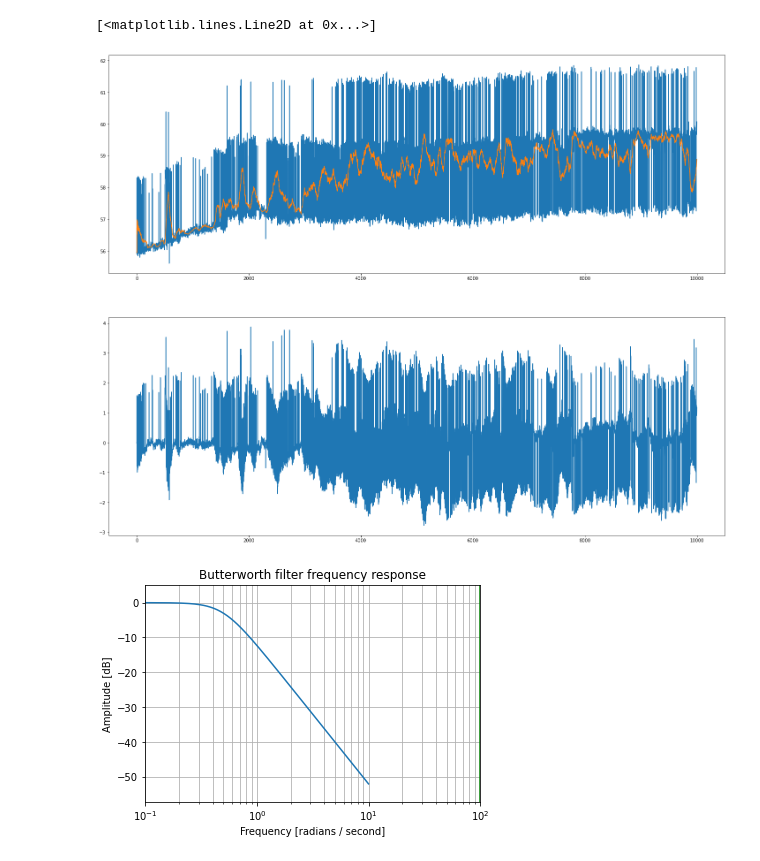
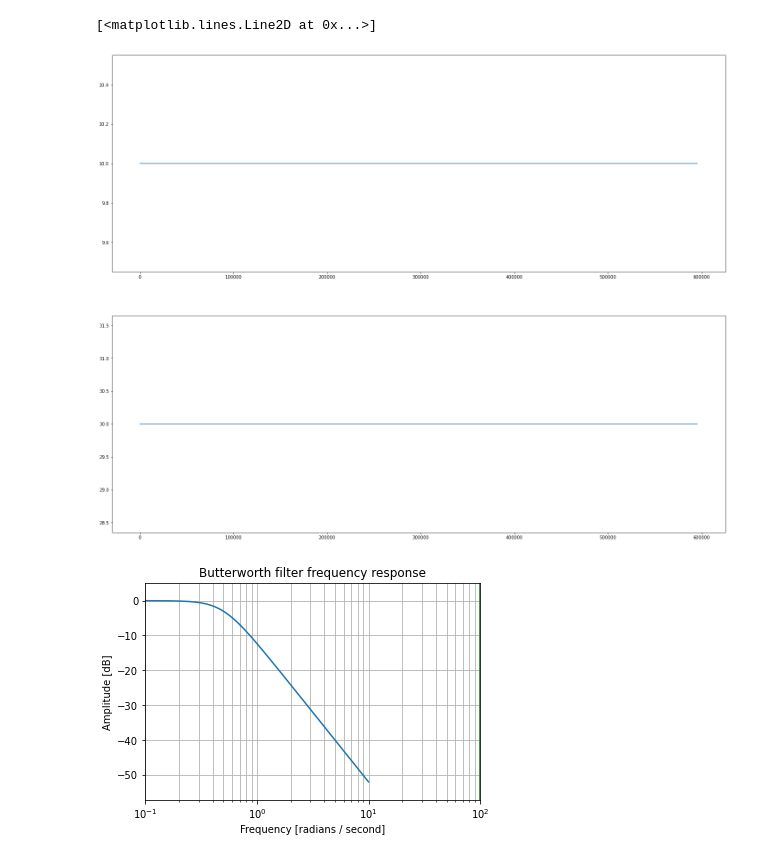
Before and after one commit to jmenzies280/embryo-monitoring, a Jupyter notebook: software/analysis/analysis1.ipynb, the cells around one changed output. Saved outputs shown, nothing was run; the diff lists cells and outputs as text; code cells hidden in the pictures.

Commit message:
update bonsai code to output average brightness, roi width and height

```diff
--- a/software/analysis/analysis1.ipynb
+++ b/software/analysis/analysis1.ipynb
@@ -12,7 +12,7 @@ from scipy import signal
 #tell python where the data is located, based on the current folder
 filePath = "..//..//data//"
 # tell what is the file name we will open and load data
-fileName = "test22021-12-06T18_13_52.csv"
+fileName = "output2022-01-19T18_30_32.csv"
 # %%
 #load data into "data" variable
 data = pd.read_csv(filePath+fileName)
@@ -59,15 +66,15 @@ memory usage: 33.6 MB
 # %%
 roll = 60
-maxlen=10000
+start = 0
+end = -1
 fig = plt.figure(figsize=[25,20])
 sub1=plt.subplot(2,1,1)
-plt.plot(data["Item1.Item1.Item1.brightAverage"][0:maxlen])
-plt.plot(data["Item1.Item1.Item1.brightAverage"].rolling(roll, min_periods=1).mean()[0:maxlen])
+plt.plot(data["topLeft.Item1.width"][start:end])
 sub2=plt.subplot(2,1,2)
-plt.plot(data["Item1.Item1.Item1.brightAverage"][0:maxlen]-data["Item1.Item1.Item1.brightAverage"].rolling(roll, min_periods=1).mean()[0:maxlen])
+plt.plot(data["topLeft.Item1.height"][start:end])
 # %% [output]
 [<matplotlib.lines.Line2D at 0x...>]
-[figure, old version]
+[figure, new version]
 # %%
 b, a = signal.butter(2, 0.5, 'low', analog=True)
 w, h = signal.freqs(b, a)
```
Also changed, not shown: parts of 5 cells of this notebook, 7 other files.
